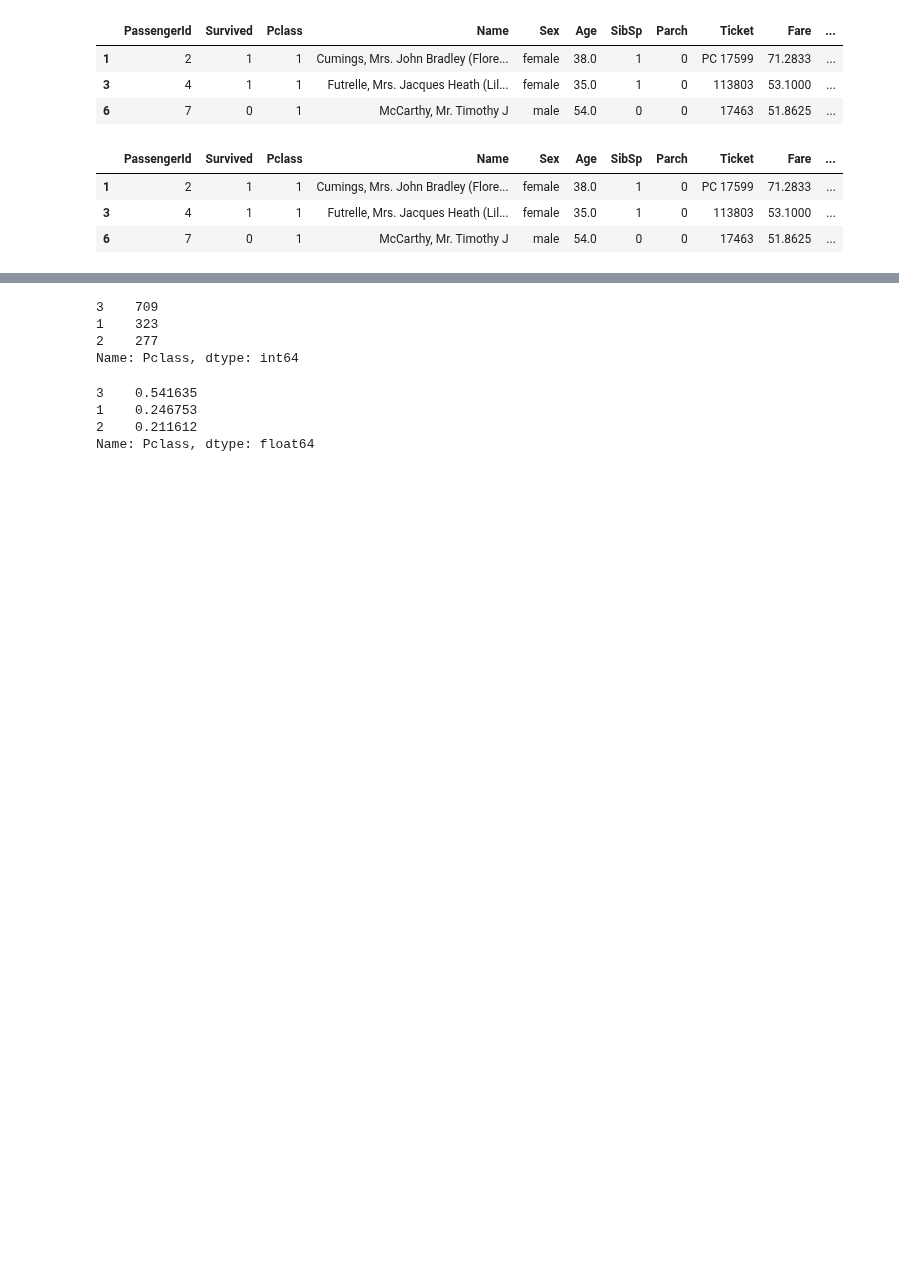
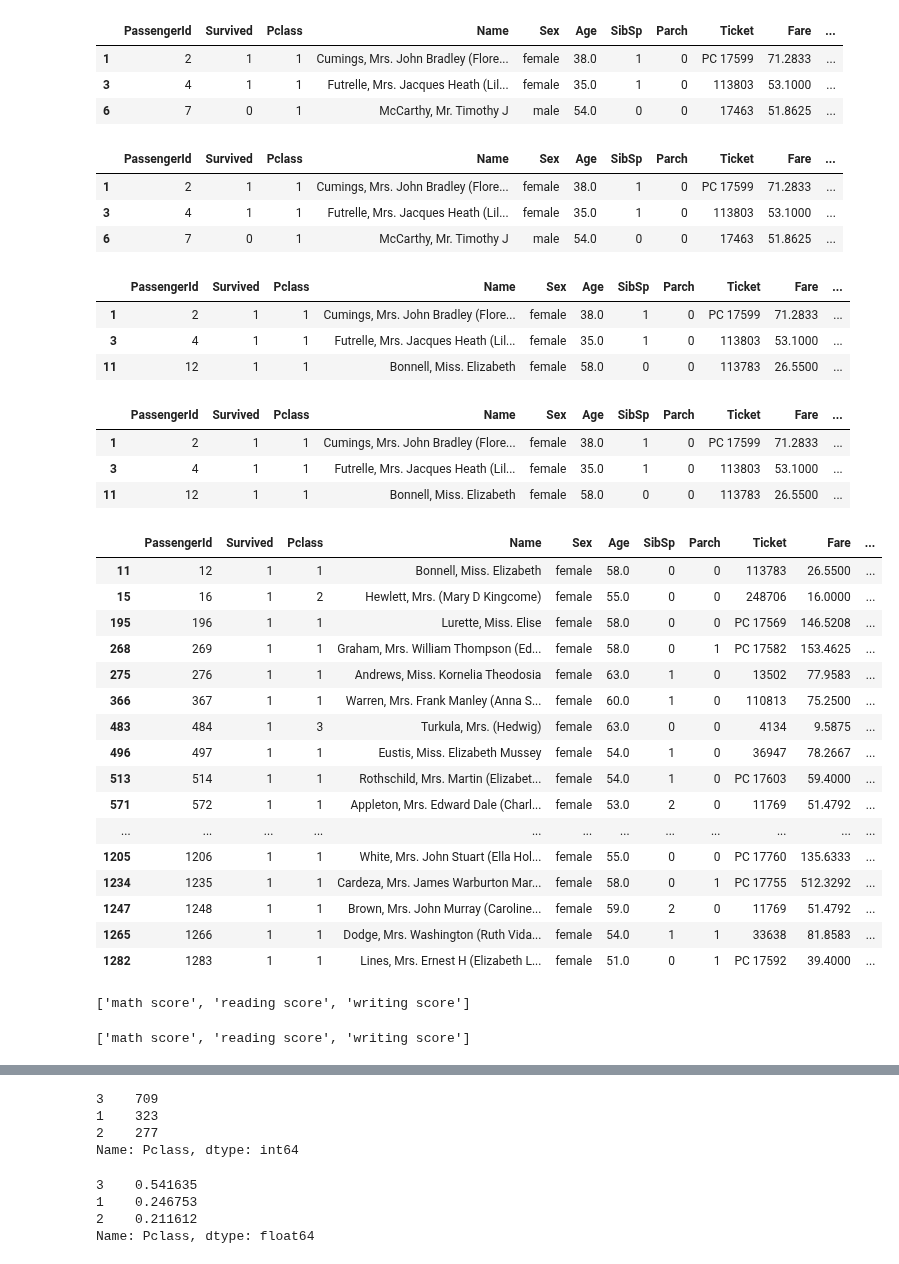
Before and after one commit to betelgeus/study, a Jupyter notebook: Tips_and_tricks.ipynb, the cells around one changed output, grey strips where cells are left out. Drawn from its saved outputs; the diff is of its cells as text; code cells hidden in the pictures; blank space fills up the shorter version.

```diff
--- a/Tips_and_tricks.ipynb
+++ b/Tips_and_tricks.ipynb
@@ -162,3 +167,39 @@ df[df.Pclass < 3].head(3)
 | 1 | 2 | 1 | 1 | Cumings, Mrs. John Bradley (Flore... | female | 38.0 | 1 | 0 | PC 17599 | 71.2833 | ... |
 | 3 | 4 | 1 | 1 | Futrelle, Mrs. Jacques Heath (Lil... | female | 35.0 | 1 | 0 | 113803 | 53.1000 | ... |
 | 6 | 7 | 0 | 1 | McCarthy, Mr. Timothy J | male | 54.0 | 0 | 0 | 17463 | 51.8625 | ... |
+# %%
+# df[(df.Pclass < 2)&(df.Sex == 'female')] — фильтр по условию И для двух колонок
+df[(df.Pclass < 2)&(df.Sex == 'female')].head(3)
+# %% [output]
+|  | PassengerId | Survived | Pclass | Name | Sex | Age | SibSp | Parch | Ticket | Fare | ... |
+| 1 | 2 | 1 | 1 | Cumings, Mrs. John Bradley (Flore... | female | 38.0 | 1 | 0 | PC 17599 | 71.2833 | ... |
+| 3 | 4 | 1 | 1 | Futrelle, Mrs. Jacques Heath (Lil... | female | 35.0 | 1 | 0 | 113803 | 53.1000 | ... |
+| 11 | 12 | 1 | 1 | Bonnell, Miss. Elizabeth | female | 58.0 | 0 | 0 | 113783 | 26.5500 | ... |
+# %%
+query = (df.Pclass < 2)&(df.Sex == 'female')
+df[query].head(3)
+# %% [output]
+|  | PassengerId | Survived | Pclass | Name | Sex | Age | SibSp | Parch | Ticket | Fare | ... |
+| 1 | 2 | 1 | 1 | Cumings, Mrs. John Bradley (Flore... | female | 38.0 | 1 | 0 | PC 17599 | 71.2833 | ... |
+| 3 | 4 | 1 | 1 | Futrelle, Mrs. Jacques Heath (Lil... | female | 35.0 | 1 | 0 | 113803 | 53.1000 | ... |
+| 11 | 12 | 1 | 1 | Bonnell, Miss. Elizabeth | female | 58.0 | 0 | 0 | 113783 | 26.5500 | ... |
+# %%
+df.query('Survived == 1 & Age > 50 & Sex == "female"')
+# %% [output]
+|  | PassengerId | Survived | Pclass | Name | Sex | Age | SibSp | Parch | Ticket | Fare | ... |
+| 11 | 12 | 1 | 1 | Bonnell, Miss. Elizabeth | female | 58.0 | 0 | 0 | 113783 | 26.5500 | ... |
+| 15 | 16 | 1 | 2 | Hewlett, Mrs. (Mary D Kingcome) | female | 55.0 | 0 | 0 | 248706 | 16.0000 | ... |
+| 195 | 196 | 1 | 1 | Lurette, Miss. Elise | female | 58.0 | 0 | 0 | PC 17569 | 146.5208 | ... |
+| 268 | 269 | 1 | 1 | Graham, Mrs. William Thompson (Ed... | female | 58.0 | 0 | 1 | PC 17582 | 153.4625 | ... |
+| 275 | 276 | 1 | 1 | Andrews, Miss. Kornelia Theodosia | female | 63.0 | 1 | 0 | 13502 | 77.9583 | ... |
+| 366 | 367 | 1 | 1 | Warren, Mrs. Frank Manley (Anna S... | female | 60.0 | 1 | 0 | 110813 | 75.2500 | ... |
+| 483 | 484 | 1 | 3 | Turkula, Mrs. (Hedwig) | female | 63.0 | 0 | 0 | 4134 | 9.5875 | ... |
+| 496 | 497 | 1 | 1 | Eustis, Miss. Elizabeth Mussey | female | 54.0 | 1 | 0 | 36947 | 78.2667 | ... |
+| 513 | 514 | 1 | 1 | Rothschild, Mrs. Martin (Elizabet... | female | 54.0 | 1 | 0 | PC 17603 | 59.4000 | ... |
+| 571 | 572 | 1 | 1 | Appleton, Mrs. Edward Dale (Charl... | female | 53.0 | 2 | 0 | 11769 | 51.4792 | ... |
+| ... | ... | ... | ... | ... | ... | ... | ... | ... | ... | ... | ... |
+| 1205 | 1206 | 1 | 1 | White, Mrs. John Stuart (Ella Hol... | female | 55.0 | 0 | 0 | PC 17760 | 135.6333 | ... |
+| 1234 | 1235 | 1 | 1 | Cardeza, Mrs. James Warburton Mar... | female | 58.0 | 0 | 1 | PC 17755 | 512.3292 | ... |
+| 1247 | 1248 | 1 | 1 | Brown, Mrs. John Murray (Caroline... | female | 59.0 | 2 | 0 | 11769 | 51.4792 | ... |
+| 1265 | 1266 | 1 | 1 | Dodge, Mrs. Washington (Ruth Vida... | female | 54.0 | 1 | 1 | 33638 | 81.8583 | ... |
+| 1282 | 1283 | 1 | 1 | Lines, Mrs. Ernest H (Elizabeth L... | female | 51.0 | 0 | 1 | PC 17592 | 39.4000 | ... |
@@ -164,0 +208,10 @@ df[df.Pclass < 3].head(3)
+# %%
+score_filter = [i for i in df_students.columns if 'score' in i]
+score_filter
+# %% [output]
+['math score', 'reading score', 'writing score']
+# %%
+score_filter = [i for i in list(df_students) if 'score' in i]
+score_filter
+# %% [output]
+['math score', 'reading score', 'writing score']
```
Also changed, not shown: parts of 4 cells of this notebook, 2 other files.
